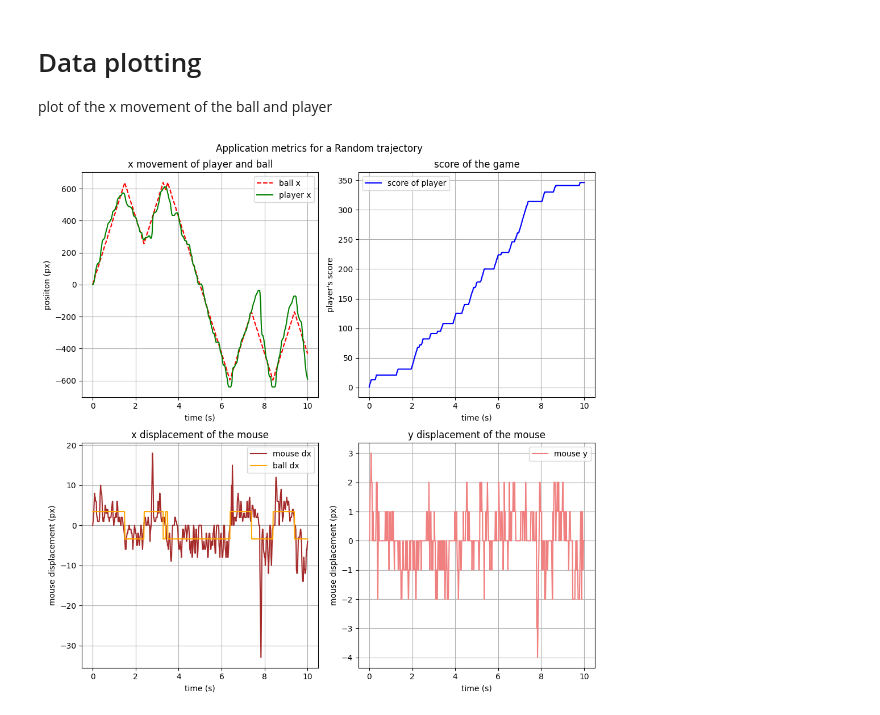
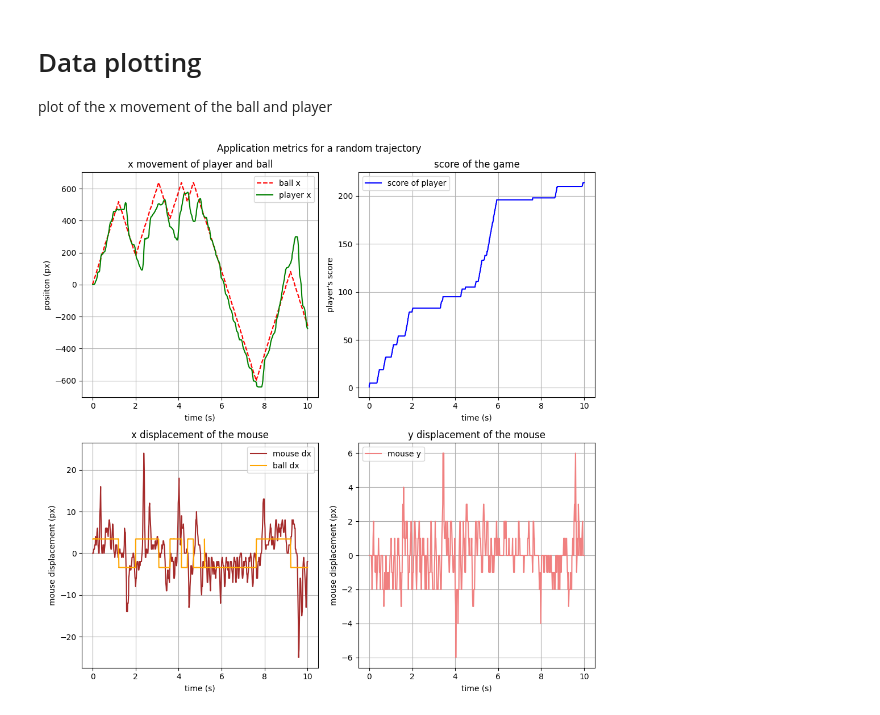
Before and after one commit to joaoMartinSaquet/ia2_learning_env, a Jupyter notebook: python_plotter/plotter.ipynb, the cells around one changed output. Drawn from its saved outputs; the diff is of its cells as text; code cells hidden in the pictures.

Commit message:
fix the random trajectory and doc updates with state machine of the controller

```diff
--- a/python_plotter/plotter.ipynb
+++ b/python_plotter/plotter.ipynb
@@ -15,7 +15,8 @@ import pandas
 # load the data from log file
 # enter the wanted file path here
 file_path = "logs/linear_example.log"
-file_path = "logs/random_example.log"
+# file_path = "logs/random_example.log"
+file_path = "logs/application24_10_25_13_13_05.log"
 
 data_log = pandas.read_csv("../" + file_path, sep=";")
 bx = data_log["Bx"]
@@ -35,11 +36,13 @@ dbx = [ bx[i+1] - bx[i] for i in range(len(bx)-1) ]
 plot of the x movement of the ball and player
 # %%
 import matplotlib.pyplot as plt
+
+title = "random"
 # plt.style.use('dark_background')
 # plt.style.context('Solarize_Light2')
 fig, axs = plt.subplots(nrows=2, ncols=2, figsize=(10, 10))
 
-fig.suptitle("Application metrics for a Random trajectory")
+fig.suptitle(f"Application metrics for a {title} trajectory")
 # ax = axs[0]
 axs[0, 0].set_title('x movement of player and ball')
 axs[0, 0].plot(time, bx, 'r--', label='ball x')
@@ -50,31 +53,32 @@ axs[0, 0].legend()
 axs[0, 0].grid(True)
 
 # ax = axs[0,1]
 axs[0, 1].set_title('score of the game')
 axs[0, 1].plot(time, score, 'b', label='score of player')
 axs[0, 1].set_xlabel("time (s)")
 axs[0, 1].set_ylabel("player's score")
 axs[0, 1].legend()
 axs[0, 1].grid(True)
 
 
 # ax = axs[1,0]
 axs[1,  0].set_title('x displacement of the mouse')
 axs[1,  0].plot(time, mdx, 'brown', linestyle='-', label='mouse dx')
 axs[1,  0].plot(time[1:], dbx, 'orange', label='ball dx')
 axs[1,  0].set_xlabel("time (s)")
 axs[1,  0].set_ylabel("mouse displacement (px)")
 axs[1,  0].legend()
 axs[1,  0].grid(True)
 
 # ax = axs[1,1]
 axs[1,  1].set_title('y displacement of the mouse')
 axs[1,  1].plot(time, mdy, 'lightcoral', label='mouse y')
 axs[1,  1].set_xlabel("time (s)")
 axs[1,  1].set_ylabel("mouse displacement (px)")
 axs[1,  1].legend()
 axs[1,  1].grid(True)
 
 plt.tight_layout()
+plt.savefig("../doc/images/plots/" + title + ".png")
 # %% [output]
-[figure, old version]
+[figure, new version]
```
Also changed, not shown: parts of 1 cell of this notebook, 13 other files.
